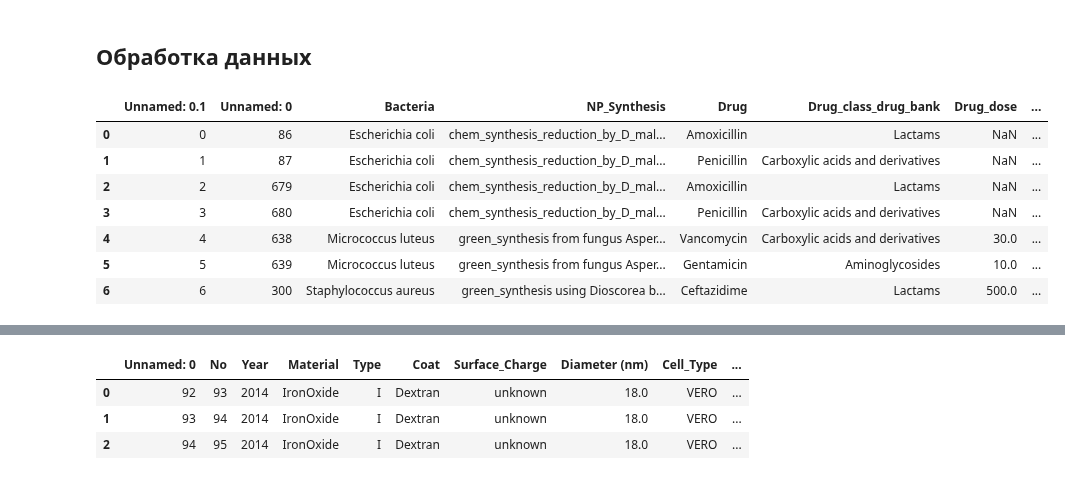
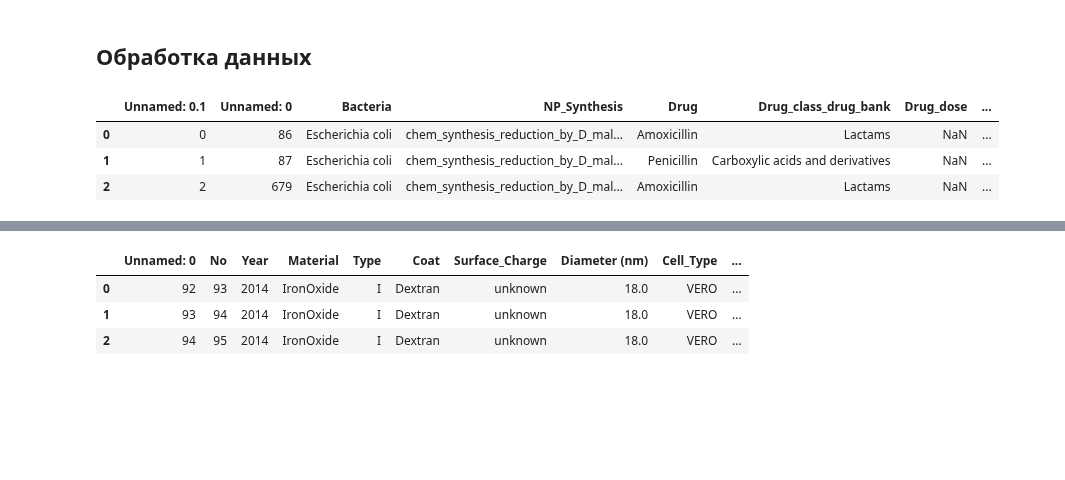
Before and after one commit to dobrotvorn/DataCon23, a Jupyter notebook: HacatonNotebook.ipynb, the cells around one changed output, grey strips where cells are left out. Cells and saved outputs as stored; diff of their text form; code cells hidden in the pictures; blank space fills up the shorter version.

```diff
--- a/HacatonNotebook.ipynb
+++ b/HacatonNotebook.ipynb
@@ -127,13 +127,9 @@ gdown.download(url3, output3, quiet=True)
 ## Обработка данных
 # %%
 fdb = pd.read_csv(path2data)
-fdb.head(7)
+fdb.head(3)
 # %% [output]
 |  | Unnamed: 0.1 | Unnamed: 0 | Bacteria | NP_Synthesis | Drug | Drug_class_drug_bank | Drug_dose | ... |
 | 0 | 0 | 86 | Escherichia coli | chem_synthesis_reduction_by_D_mal... | Amoxicillin | Lactams | NaN | ... |
 | 1 | 1 | 87 | Escherichia coli | chem_synthesis_reduction_by_D_mal... | Penicillin | Carboxylic acids and derivatives | NaN | ... |
 | 2 | 2 | 679 | Escherichia coli | chem_synthesis_reduction_by_D_mal... | Amoxicillin | Lactams | NaN | ... |
-| 3 | 3 | 680 | Escherichia coli | chem_synthesis_reduction_by_D_mal... | Penicillin | Carboxylic acids and derivatives | NaN | ... |
-| 4 | 4 | 638 | Micrococcus luteus | green_synthesis from fungus Asper... | Vancomycin | Carboxylic acids and derivatives | 30.0 | ... |
-| 5 | 5 | 639 | Micrococcus luteus | green_synthesis from fungus Asper... | Gentamicin | Aminoglycosides | 10.0 | ... |
-| 6 | 6 | 300 | Staphylococcus aureus | green_synthesis using Dioscorea b... | Ceftazidime | Lactams | 500.0 | ... |
```
Also changed, not shown: parts of 4 cells of this notebook.
